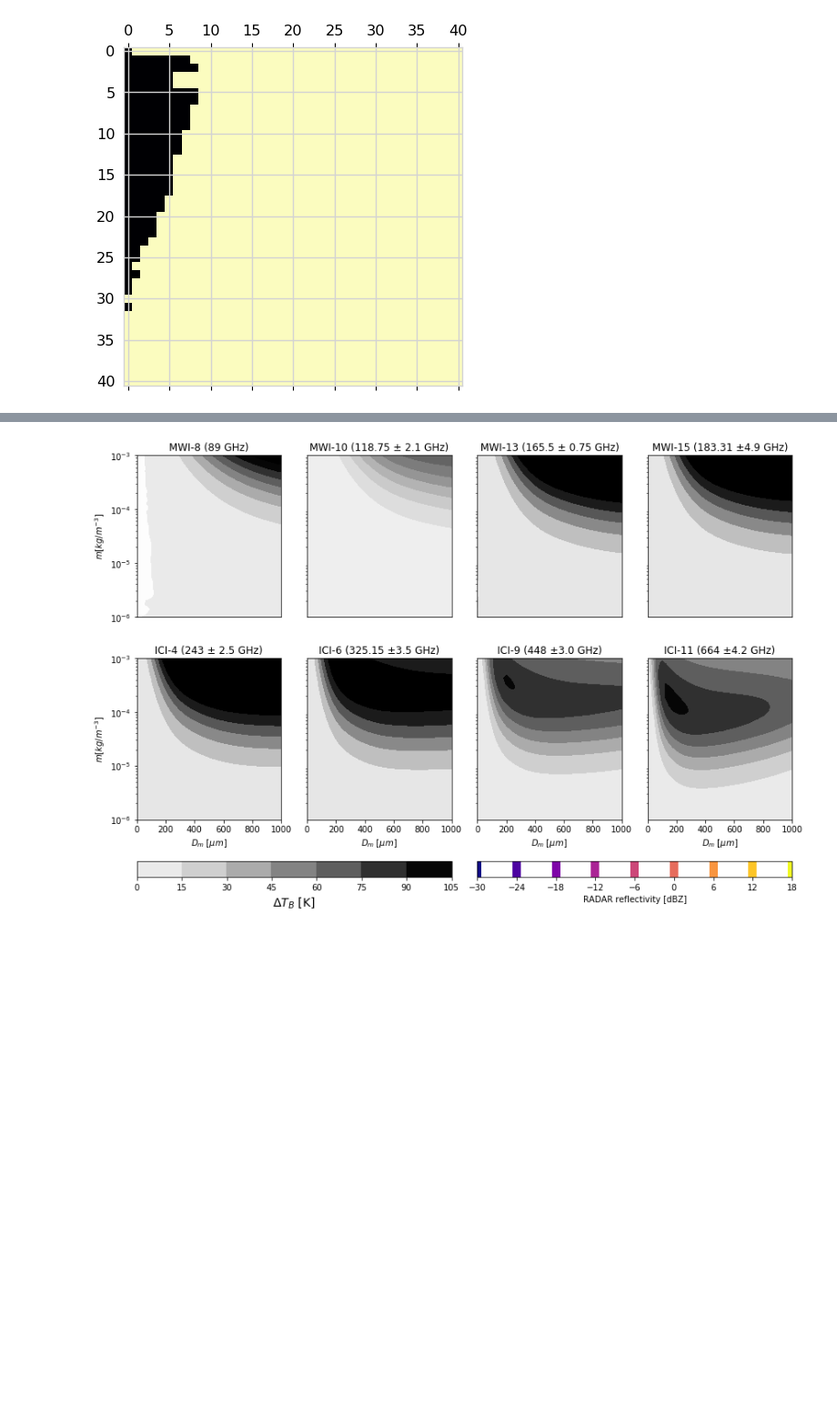
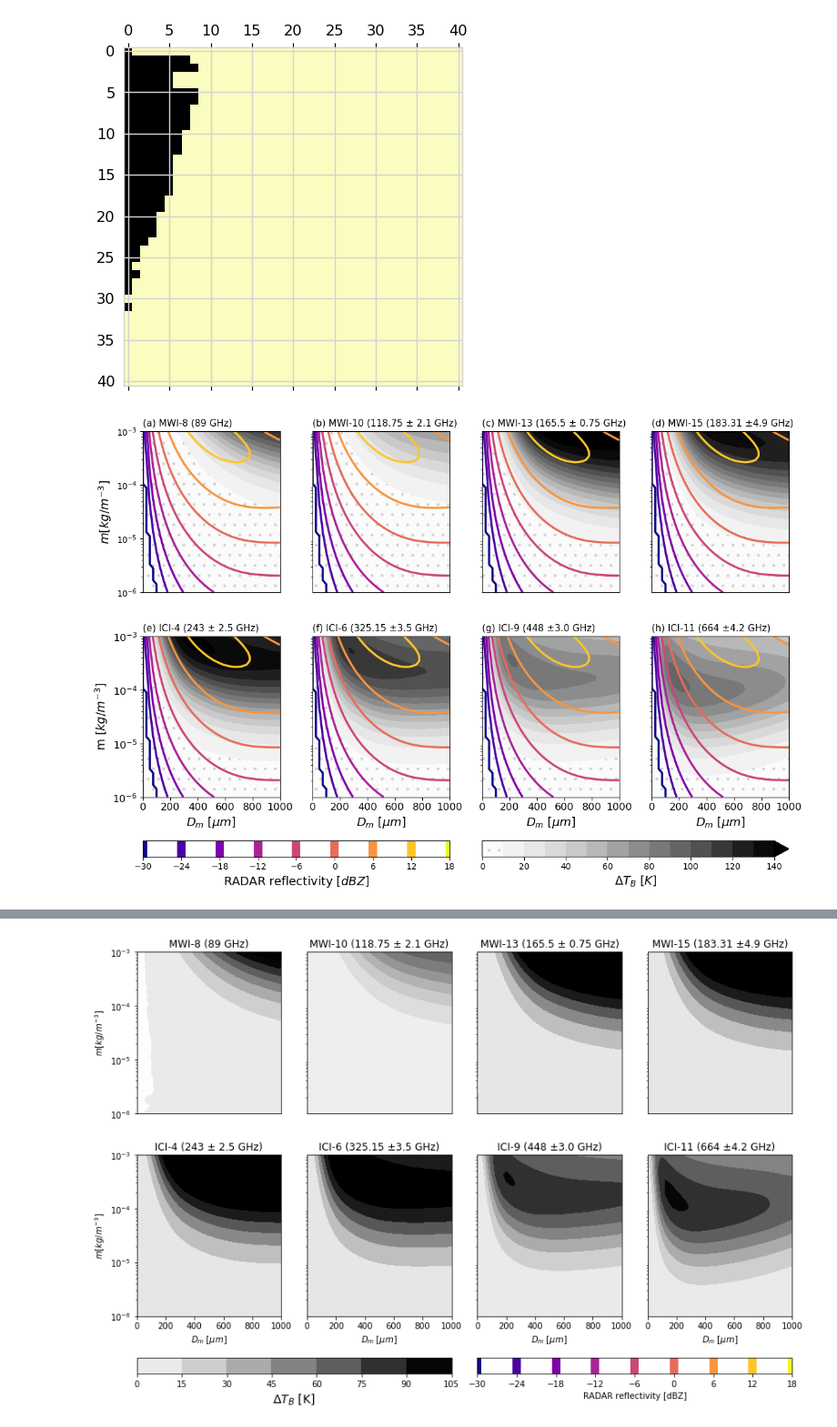
Before and after one commit to simonpf/mcrf, a Jupyter notebook: notebooks/liras/simple_cloud.ipynb, the cells around one changed output, grey strips where cells are left out. Shown at 91% size. Drawn from its saved outputs; the diff is of its cells as text; code cells hidden in the pictures; blank space fills up the shorter version.

```diff
--- a/notebooks/liras/simple_cloud.ipynb
+++ b/notebooks/liras/simple_cloud.ipynb
@@ -143,6 +143,96 @@ plt.matshow(dy < 0)
 # %% [output]
 <matplotlib.image.AxesImage at 0x...>
 [figure]
+# %%
+%matplotlib inline
+from mcrf.utils import setup_notebook
+from matplotlib.gridspec import GridSpec
+from matplotlib.colors import Normalize, LogNorm
+import matplotlib as mpl
+mpl.rcParams.update(mpl.rcParamsDefault)
+mpl.rcParams['hatch.color'] = "lightgrey"
+
+import matplotlib.pyplot as plt
+
+
+channels_mwi = [0, 2, 5, 8]
+names_mwi = ["(a) MWI-8 (89 GHz)", "(b) MWI-10 (118.75 ± 2.1 GHz)", "(c) MWI-13 (165.5 ± 0.75 GHz)",
+            "(d) MWI-15 (183.31 ±4.9 GHz)"]
+channels_ici = [3, 5, 8, 10]
+names_ici    = ["(e) ICI-4 (243 ± 2.5 GHz)", "(f) ICI-6 (325.15 ±3.5 GHz)",
+                "(g) ICI-9 (448 ±3.0 GHz)", "(h) ICI-11 (664 ±4.2 GHz)"]
+
+gs = GridSpec(3, 4, height_ratios = [1.0, 1.0, 0.1])
+f = plt.figure(figsize = (12, 8))
+
+m  = np.logspace(-6, -3, 41)
+dm = np.linspace(0, 1e-3, 41) * 1e6
+
+
+levels = np.linspace(0, 140, 15)
+hatches = ["."] + [""] * 14
+norm = Normalize(vmin = 0, vmax = 140)
+for i, (c, n) in enumerate(zip(channels_mwi, names_mwi)):
+    ax = plt.subplot(gs[0,i])
+    y = y_mwi[:, :, c]
+    y0 = y_mwi[0, 0, c]
+    dy = y0 - y
+    dy = np.maximum(dy, 1.0)
+    cntr_p = ax.contourf(dm, m, dy, cmap = "Greys", norm = norm, extend = "max",
+                         levels = levels, linestyles = [":"], hatches = hatches, linecolor = "grey")
+    ax.contour(dm, m, y_lcpr[:, :, 20], cmap = "plasma", linewidths = [2.5])
+    ax.set_xlim([0.0, 1e3])
+    ax.set_yscale("log")
+    ax.set_title(n, loc = "left", fontsize = 11)
+
+    if i == 0:
+        ax.set_ylabel("$m [kg / m^{-3}]$", fontsize = 14)
+
+    ax.set_xticks([])
+    if i > 0:
+        ax.set_yticks([])
+
+for i, (c, n) in enumerate(zip(channels_ici, names_ici)):
+    ax = plt.subplot(gs[1,i])
+    y = y_ici[:, :, c]
+    y0 = y_ici[0, 0, c]
+    dy = y0 - y
+    dy = np.maximum(dy, 1e-6)
+    ax.contourf(dm, m, dy, cmap = "Greys", norm = norm, levels = levels, hatches = hatches, extend = "max")
+    #ax.contour(dm, m, dy, colors = "k", norm = norm, levels = levels, linestyles = [":"])
+    cntr_r = ax.contour(dm, m, y_lcpr[:, :, 20], cmap = "plasma", linewidths = [2.5])
+    ax.set_xlim([0.0, 1e3])
+    ax.set_xlabel("$D_m$ [$\mu m$]", fontsize = 14)
+    ax.set_yscale("log")
+    ax.set_title(n, loc = "left", fontsize = 11)
+
+    if i == 0:
+        ax.set_ylabel("m [$kg / m^{-3}]$", fontsize = 14)
+        for tick in ax.yaxis.get_major_ticks():
+            tick.label.set_fontsize(12)
+    for tick in ax.xaxis.get_major_ticks():
+        tick.label.set_fontsize(12)
+
+    if i > 0:
+        ax.set_yticks([])
+
+ax = plt.subplot(gs[-1, :2])
+cntr_r.linewidths = [6.0]
+cbar = plt.colorbar(cntr_r, cax = ax, label = "RADAR reflectivity [$dBZ$]", orientation = "horizontal")
+cbar.ax.xaxis.label.set_fontsize(14)
+lc = ax.get_children()[0]
+lc.set_linewidths([10.0])
+
+ax = plt.subplot(gs[-1, 2:])
+cbar = plt.colorbar(cntr_p, cax = ax, label = "$\Delta T_B$ [$K$]", orientation = "horizontal")
+cbar.ax.xaxis.label.set_fontsize(14)
+ps = ax.get_children()[0]
+ps.set_edgecolor("lightgrey")
+
+plt.tight_layout()
+plt.savefig("../../plots/contours.pdf", bbox_inches = "tight")
+# %% [output]
+[figure, added]
 # %%
 %matplotlib inline
 from mcrf.utils import setup_notebook
```
Also changed, not shown: parts of 2 cells of this notebook, 3 other files.
